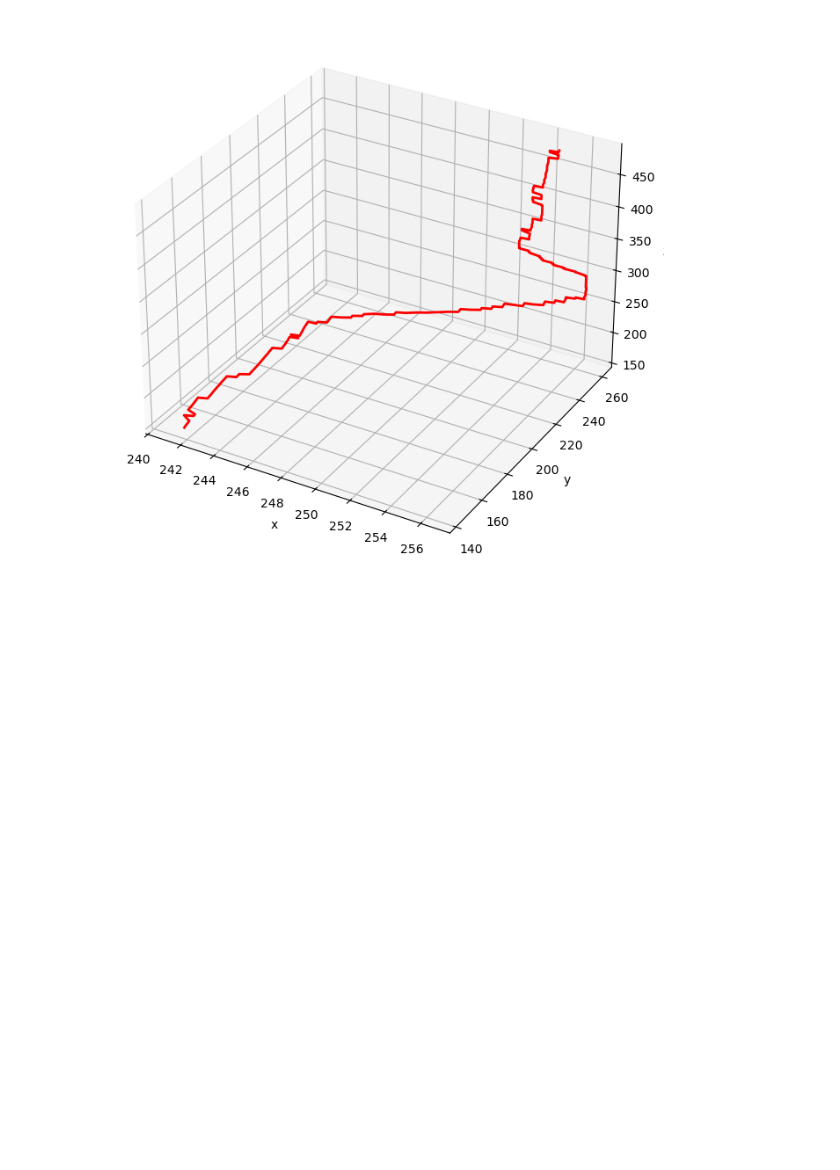
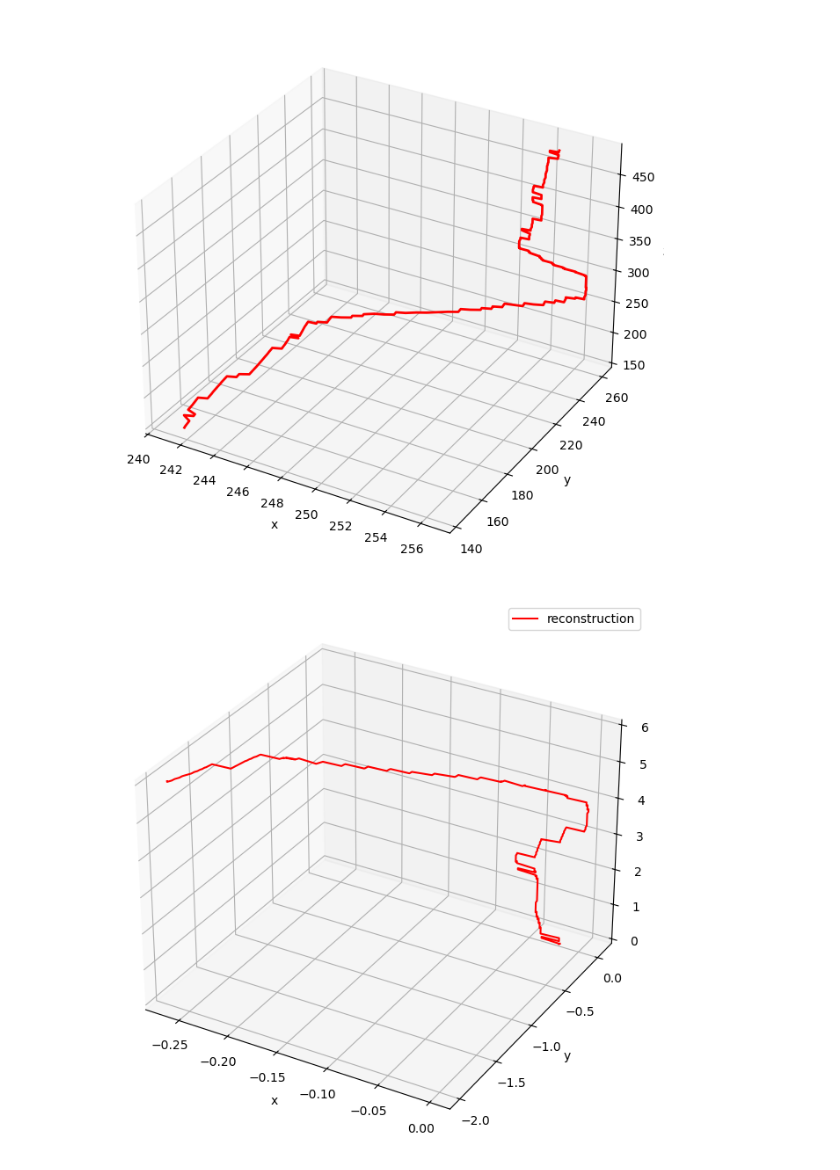
Before and after one commit to josef-lin/HFSP-dodder, a Jupyter notebook: src/data-reconstruction/probability-reconstruction.ipynb, the cells around one changed output. Drawn from its saved outputs; the diff is of its cells as text; code cells hidden in the pictures; blank space fills up the shorter version.

Commit message:
scale from pixels to original units

```diff
--- a/src/data-reconstruction/probability-reconstruction.ipynb
+++ b/src/data-reconstruction/probability-reconstruction.ipynb
@@ -96,0 +120,15 @@ e_yz = II_R - rho_yz
+# %%
+threshold = 0
+
+x, y, z = np.where(R0 > threshold)
+
+fig = plt.figure(figsize=(8,8))
+ax = fig.add_subplot(111, projection='3d')
+
+ax.scatter(x, y, z, s=1, c=R0[x,y,z], cmap='viridis')
+
+ax.set_xlabel('x')
+ax.set_ylabel('y')
+ax.set_zlabel('z')
+
+plt.show()
@@ -133,3 +173,44 @@ ax.set_zlabel("z")
 plt.show()
 # %% [output]
 [figure]
+# %%
+camera_params_path = f"../../data/synthetic/images/gen_{g:02d}/camera_params.csv"
+
+camera_params = pd.read_csv(camera_params_path)
+
+scale = camera_params['scale'].values[0]
+x_offset = camera_params['x_offset'].values[0]
+z_offset = camera_params['z_offset'].values[0]
+
+Nx, Ny, Nz = R0.shape
+
+x_phys = (np.arange(Nx) - x_offset) / scale
+y_phys = (np.arange(Ny) - x_offset) / scale
+z_phys = ((Nz - 1) - np.arange(Nz) - z_offset) / scale
+
+curve_phys = np.column_stack([
+    x_phys[curve[:,0].astype(int)],
+    y_phys[curve[:,1].astype(int)],
+    z_phys[curve[:,2].astype(int)]
+])
+
+
+fig = plt.figure(figsize=(8,8))
+ax = fig.add_subplot(111, projection='3d')
+
+ax.plot(
+    curve_phys[:,0],
+    curve_phys[:,1],
+    curve_phys[:,2],
+    'r-',
+    label = "reconstruction"
+)
+
+ax.set_xlabel("x")
+ax.set_ylabel("y")
+ax.set_zlabel("z")
+ax.legend()
+
+plt.show()
+# %% [output]
+[figure, added]
```
Also changed, not shown: parts of 5 cells of this notebook.
